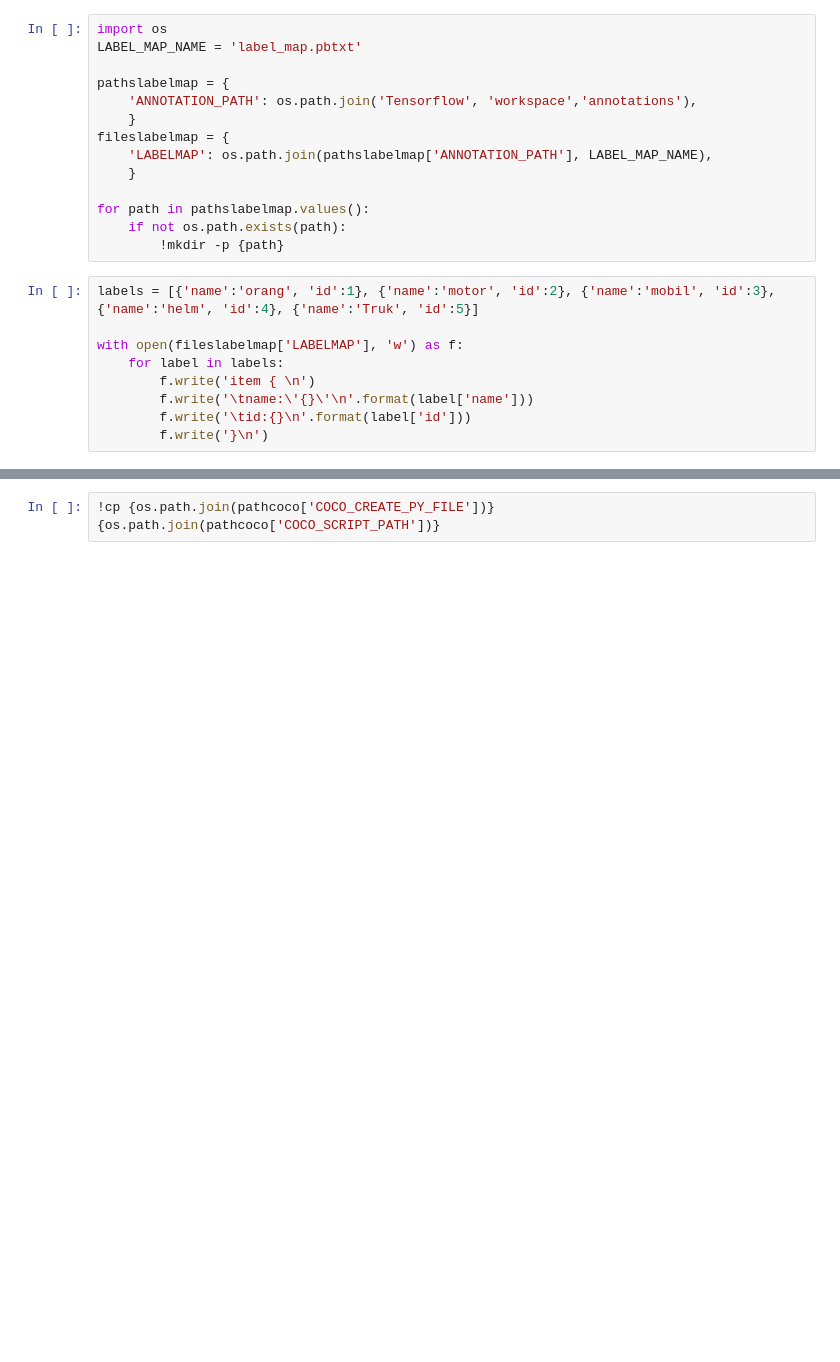
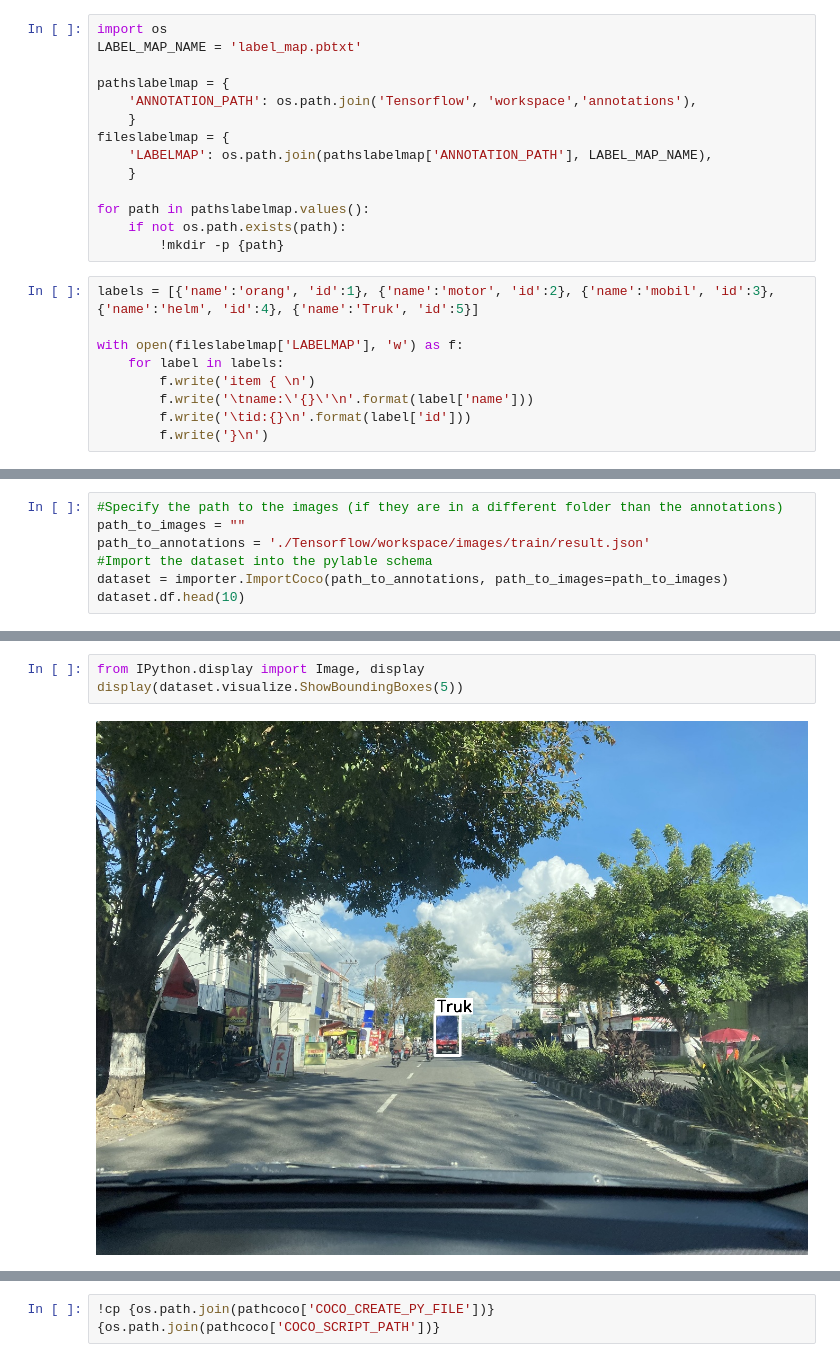
Before and after one commit to didi2424/TF-Object-Detection-API-GPU-Windows-WSL, a Jupyter notebook: 2. Create-LabelMap-and-TFrecord.ipynb, the cells around one changed output, grey strips where cells are left out. Drawn from its saved outputs; the diff is of its cells as text; blank space fills up the shorter version.

Commit message:
read result.json

```diff
--- a/2. Create-LabelMap-and-TFrecord.ipynb
+++ b/2. Create-LabelMap-and-TFrecord.ipynb
@@ -52,0 +104,7 @@ in the Image-Studio when you export a project you will get a .Zip file that cont
+# %%
+#Specify the path to the images (if they are in a different folder than the annotations)
+path_to_images = ""
+path_to_annotations = './Tensorflow/workspace/images/train/result.json'
+#Import the dataset into the pylable schema
+dataset = importer.ImportCoco(path_to_annotations, path_to_images=path_to_images)
+dataset.df.head(10)
@@ -52,0 +141,5 @@ in the Image-Studio when you export a project you will get a .Zip file that cont
+# %%
+from IPython.display import Image, display
+display(dataset.visualize.ShowBoundingBoxes(5))
+# %% [output]
+[figure, added]
```
Also changed, not shown: parts of 17 cells of this notebook, 1 other file.
